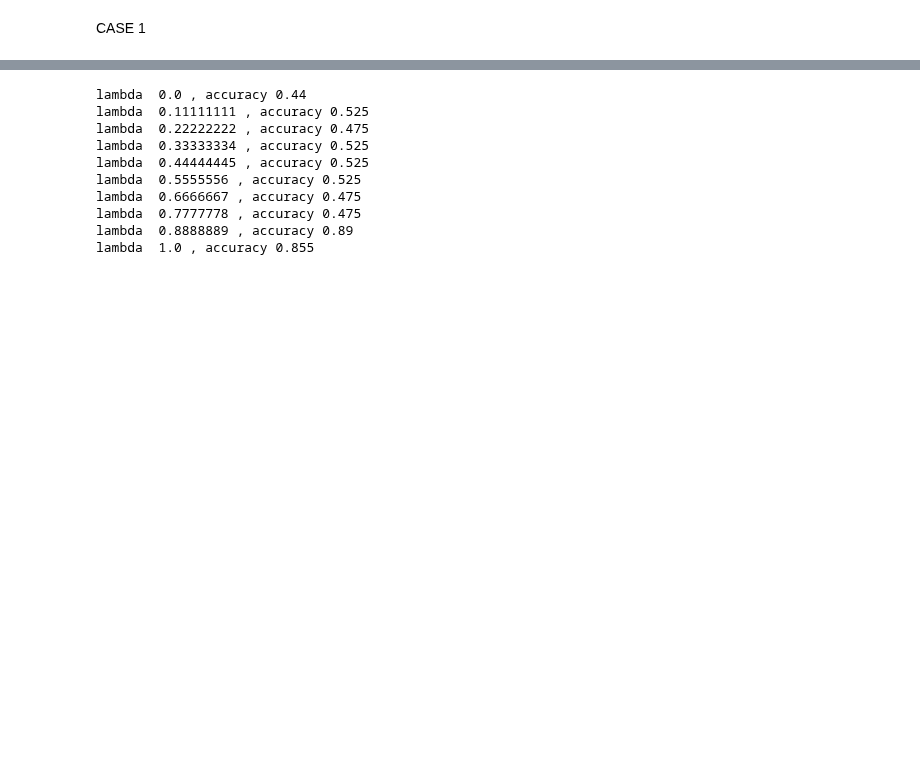
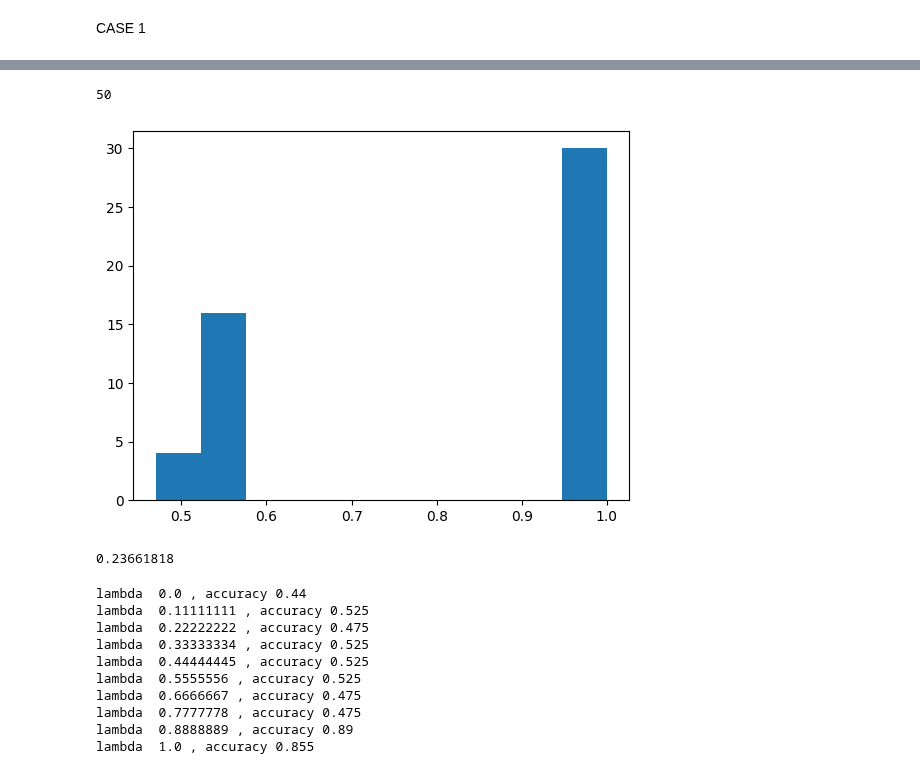
Before and after one commit to clarapecci/SSN_VPL, a Jupyter notebook: analysis.ipynb, the cells around one changed output, grey strips where cells are left out. Cells and saved outputs as stored; diff of their text form; code cells hidden in the pictures; blank space fills up the shorter version.

```diff
--- a/analysis.ipynb
+++ b/analysis.ipynb
@@ -444,3 +498,21 @@ test_data = create_data(stimuli_pars, number = 200, offset = 2, ref_ori = 55)
+# %%
+list_accs = []
+test_data = create_data(stimuli_pars, number = 100, offset = 2, ref_ori = 55)
+for i in range(0,50):
+
+    _, true_acc, _= vmap_eval(opt_pars, ssn_pars, grid_pars, conn_pars, test_data, filter_pars,  conv_pars, loss_pars, bernoulli=True, sig_noise=2.5)
+    list_accs.append(true_acc)
+
+list_accs = np.asarray(list_accs)
+print(len(list_accs))
+plt.hist(list_accs)
+plt.show()
+
+print(np.std(list_accs))
+# %% [output]
+50
+[figure, added]
+0.23661818
 # %%
 case_1_matrix = case_1(pre_J, post_J, opt_pars, test_data)
 # %% [output]
```
Also changed, not shown: parts of 23 cells of this notebook.
